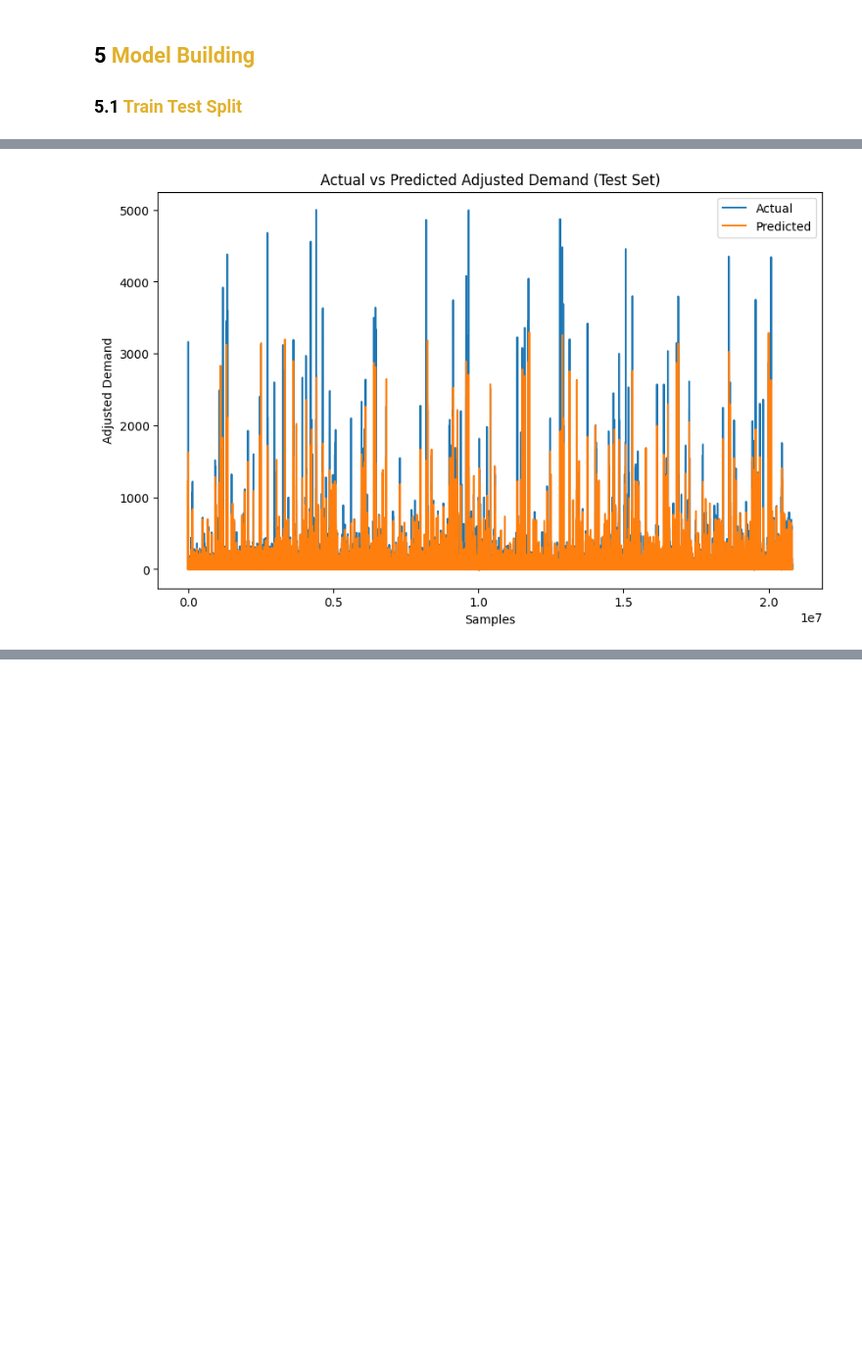
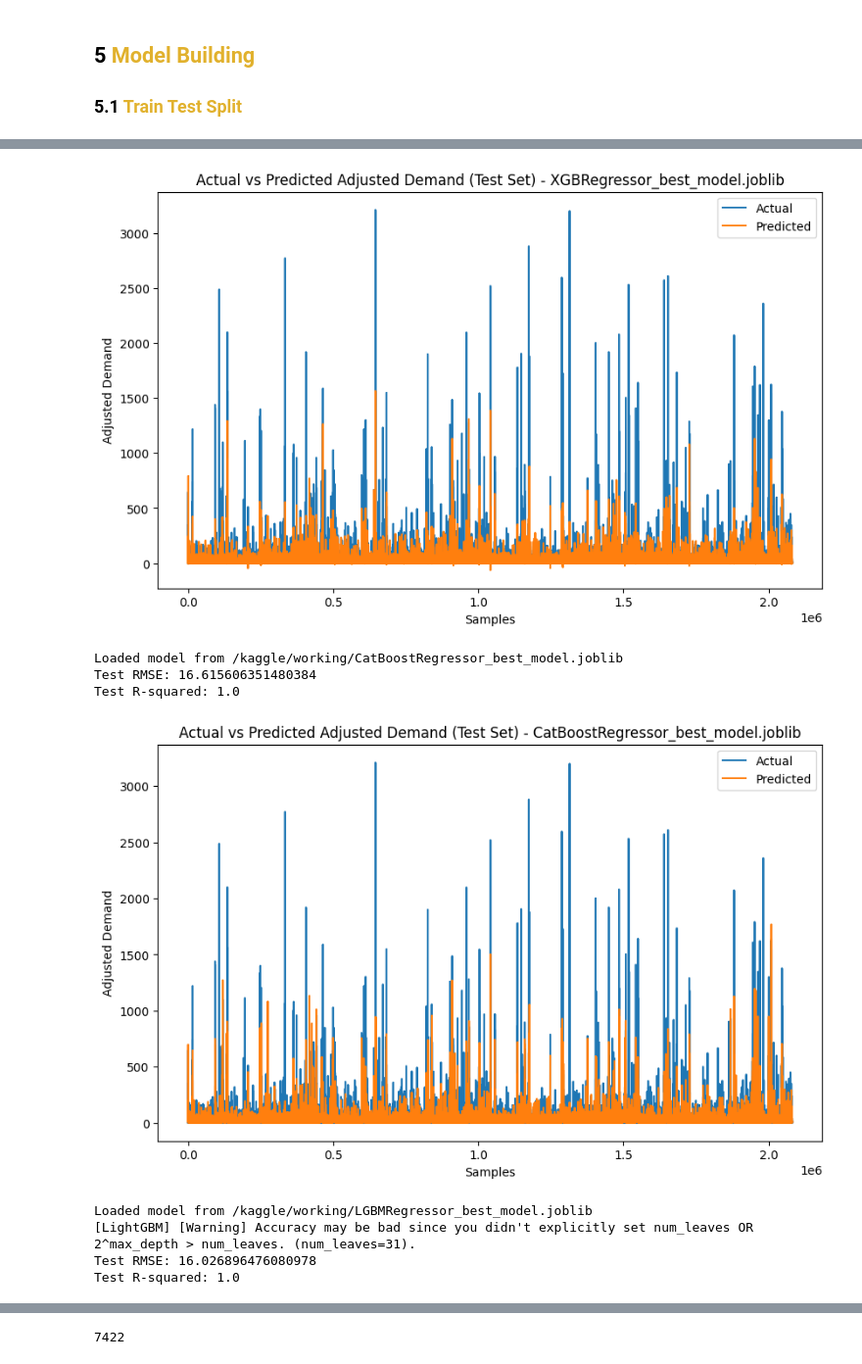
Before and after one commit to agshiv92/Azure_ML_project-2, a Jupyter notebook: group-bimbo-predictive-model.ipynb, the cells around one changed output, grey strips where cells are left out. Shown at 98% size. Saved outputs shown, nothing was run; the diff lists cells and outputs as text; code cells hidden in the pictures; blank space fills up the shorter version.

Commit message:
Kaggle Notebook | Group Bimbo Predictive Model | Version 6

```diff
--- a/group-bimbo-predictive-model.ipynb
+++ b/group-bimbo-predictive-model.ipynb
@@ -331,5 +364,0 @@ train_df = train_df.rename({'Semana':'Week', 'Agencia_ID':'Sales_Depot_ID', 'Can
-# %%
-#Assuming Week 1 starts from 1st January 2024
-train_df['Week'] = pd.to_datetime('2024-01-01') + pd.to_timedelta(train_df['Week'].astype(int) * 7, unit='D')
-train_df.set_index('Week', inplace=True)
-train_df
@@ -350,0 +365,2 @@ train_df
+# %%
+train_df = prepare_data(train_df)
@@ -493,6 +513,7 @@ def rolling_feature_creation(train_df,window):
     train_df.set_index('Week', inplace=True)
     train_df = reduce_memory_usage(train_df)
     gc.collect()
+    train_df = train_df.fillna(0)
     return train_df
 train_df = rolling_feature_creation(train_df,3)
 train_df.head()
@@ -596,0 +602,2 @@ Did not meet early stopping. Best iteration is:
+# %%
+X_train, y_train, X_test, y_test = prepare_train_test_data(train_df, target_column='Adjusted_Demand', train_frac=7/9)
@@ -597,22 +702,40 @@ Did not meet early stopping. Best iteration is:
 # %%
-# Predict on the test set
-y_test_pred = model.predict(X_test)
+def load_and_evaluate_models(model_directory, X_test, y_test):
+    # List all files in the model directory
+    model_files = [f for f in os.listdir(model_directory) if f.endswith('.joblib')]
+    # Iterate over the found model files
+    for model_file in model_files:
+        # Load the model
+        model_path = os.path.join(model_directory, model_file)
+        model = joblib.load(model_path)
+        print(f"Loaded model from {model_path}")
 
-# Evaluate the model on the test set
-test_mse = mean_squared_error(y_test, y_test_pred)
-test_rmse = np.sqrt(test_mse)
-test_r2 = r2_score(y_test, y_test_pred)
+        # Predict on the test set
+        y_test_pred = model.predict(X_test)
 
-print(f'Test RMSE: {test_rmse}')
-print(f'Test R-squared: {test_r2}')
+        # Evaluate the model on the test set
+        test_mse = mean_squared_error(y_test, y_test_pred)
+        test_rmse = np.sqrt(test_mse)
+        test_r2 = r2_score(y_test, y_test_pred)
 
-# Plot actual vs predicted values for test set
-plt.figure(figsize=(10, 6))
-plt.plot(y_test.values, label='Actual')
-plt.plot(y_test_pred, label='Predicted')
-plt.title('Actual vs Predicted Adjusted Demand (Test Set)')
-plt.xlabel('Samples')
-plt.ylabel('Adjusted Demand')
-plt.legend()
-plt.show()
+        print(f'Test RMSE: {test_rmse}')
+        print(f'Test R-squared: {test_r2}')
+
+        # Plot actual vs predicted values for test set
+        plt.figure(figsize=(10, 6))
+        plt.plot(y_test.values, label='Actual')
+        plt.plot(y_test_pred, label='Predicted')
+        plt.title(f'Actual vs Predicted Adjusted Demand (Test Set) - {model_file}')
+        plt.xlabel('Samples')
+        plt.ylabel('Adjusted Demand')
+        plt.legend()
+        plt.show()
+    del model
+    del y_test_pred
+model_directory = CFG.MODEL_SAVE_PATH
+load_and_evaluate_models(model_directory, X_test, y_test)
+# Cleanup after execution
+del X_train
+del y_train
+gc.collect()
 # %% [output]
@@ -621,2 +744,10 @@ Test RMSE: 8.084001429021999
 Test R-squared: 1.0
-[figure, old version]
+[figure, new version]
+Loaded model from /kaggle/working/CatBoostRegressor_best_model.joblib
+Test RMSE: 16.615606351480384
+Test R-squared: 1.0
+[figure, added]
+Loaded model from /kaggle/working/LGBMRegressor_best_model.joblib
+[LightGBM] [Warning] Accuracy may be bad since you didn't explicitly set num_leaves OR 2^max_depth > num_leaves. (num_leaves=31).
+Test RMSE: 16.026896476080978
+Test R-squared: 1.0
@@ -622,0 +755 @@ Test R-squared: 1.0
+7422
```
Also changed, not shown: parts of 59 cells of this notebook.
